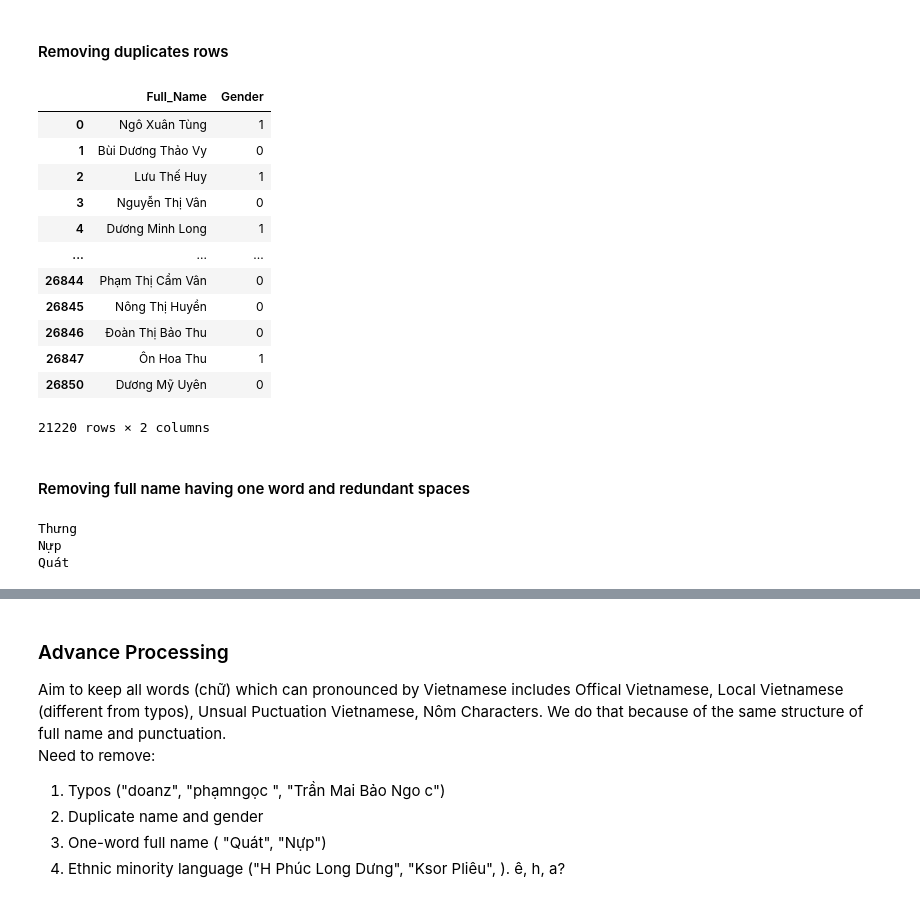
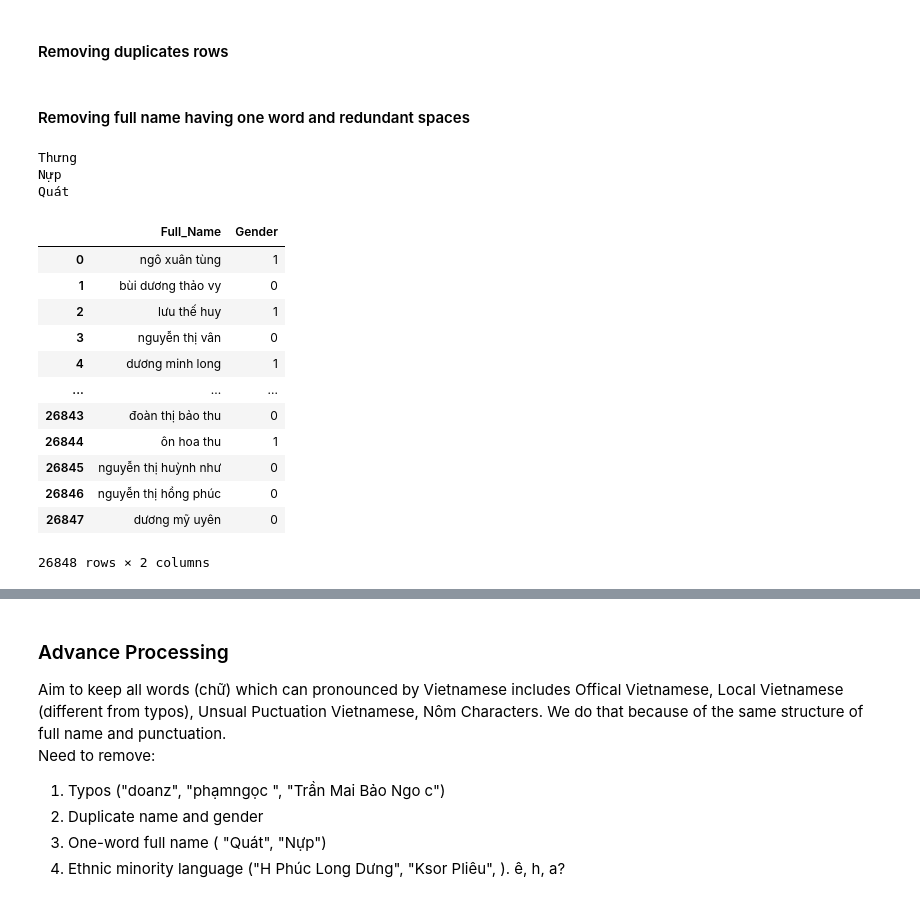
Before and after one commit to namhainguyen2803/The-Mr.-or-Ms.-Dilemma-Can-You-Guess-Them-All, a Jupyter notebook: GenderPrediction/dataset/Data.ipynb, the cells around one changed output, grey strips where cells are left out. Cells and saved outputs as stored; diff of their text form; code cells hidden in the pictures.

```diff
--- a/GenderPrediction/dataset/Data.ipynb
+++ b/GenderPrediction/dataset/Data.ipynb
@@ -23,41 +23,41 @@ df
 # %% [markdown]
 #### Removing duplicates rows
 # %%
-df1 = df.drop_duplicates()
-df1
+# df = df.drop_duplicates()
+df1 = df
-# %% [output]
-|  | Full_Name | Gender |
-| 0 | Ngô Xuân Tùng | 1 |
-| 1 | Bùi Dương Thảo Vy | 0 |
-| 2 | Lưu Thế Huy | 1 |
-| 3 | Nguyễn Thị Vân | 0 |
-| 4 | Dương Minh Long | 1 |
-| ... | ... | ... |
-| 26844 | Phạm Thị Cẩm Vân | 0 |
-| 26845 | Nông Thị Huyền | 0 |
-| 26846 | Đoàn Thị Bảo Thu | 0 |
-| 26847 | Ôn Hoa Thu | 1 |
-| 26850 | Dương Mỹ Uyên | 0 |
-21220 rows × 2 columns
 # %% [markdown]
 #### Removing full name having one word and redundant spaces
 # %%
 data2 = {"Full_Name":[], "Gender":[]}
 
 for fname, gender in zip(df1["Full_Name"], df1["Gender"]):
     fname_lst = fname.split()
     if len(fname_lst) > 1:
         fn = " ".join([word.strip() for word in fname_lst])
         data2["Full_Name"].append(fn.lower())
         data2["Gender"].append(gender)
     else:
         print(fname)
 df2 = pd.DataFrame(data2)
-df2 = df2.drop_duplicates()
+# df2 = df2.drop_duplicates()
+df2
 # %% [output]
 Thưng
 Nựp
 Quát
+|  | Full_Name | Gender |
+| 0 | ngô xuân tùng | 1 |
+| 1 | bùi dương thảo vy | 0 |
+| 2 | lưu thế huy | 1 |
+| 3 | nguyễn thị vân | 0 |
+| 4 | dương minh long | 1 |
+| ... | ... | ... |
+| 26843 | đoàn thị bảo thu | 0 |
+| 26844 | ôn hoa thu | 1 |
+| 26845 | nguyễn thị huỳnh như | 0 |
+| 26846 | nguyễn thị hồng phúc | 0 |
+| 26847 | dương mỹ uyên | 0 |
+26848 rows × 2 columns
 # %%
 full_name = df2["Full_Name"]
 print(len(full_name))
```
Also changed, not shown: parts of 13 cells of this notebook, 4 other files.
